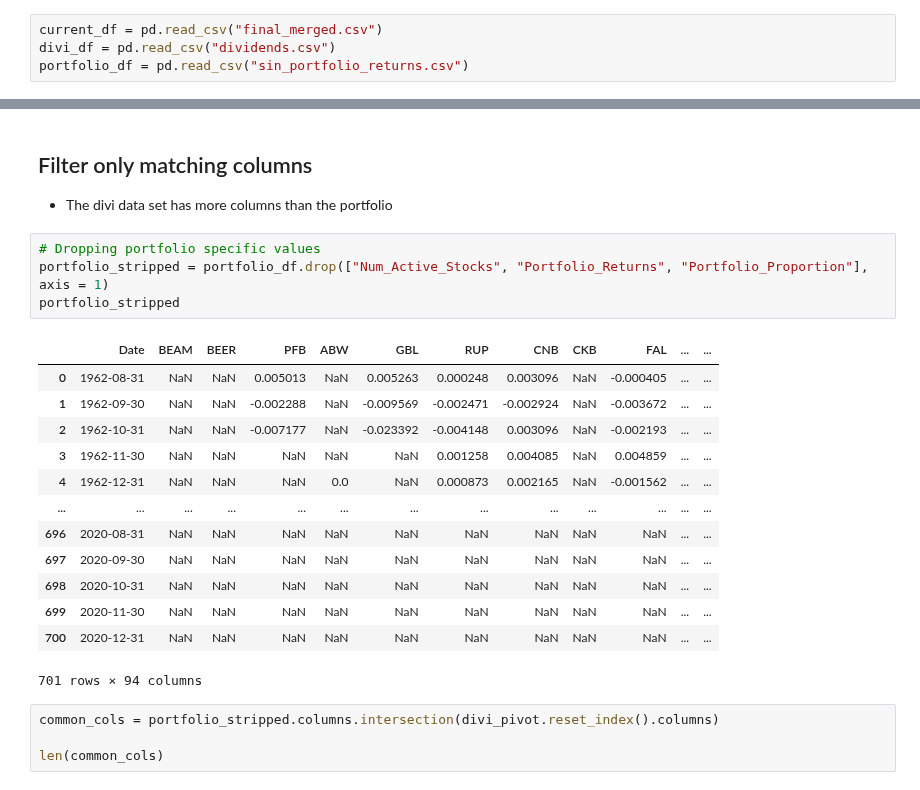
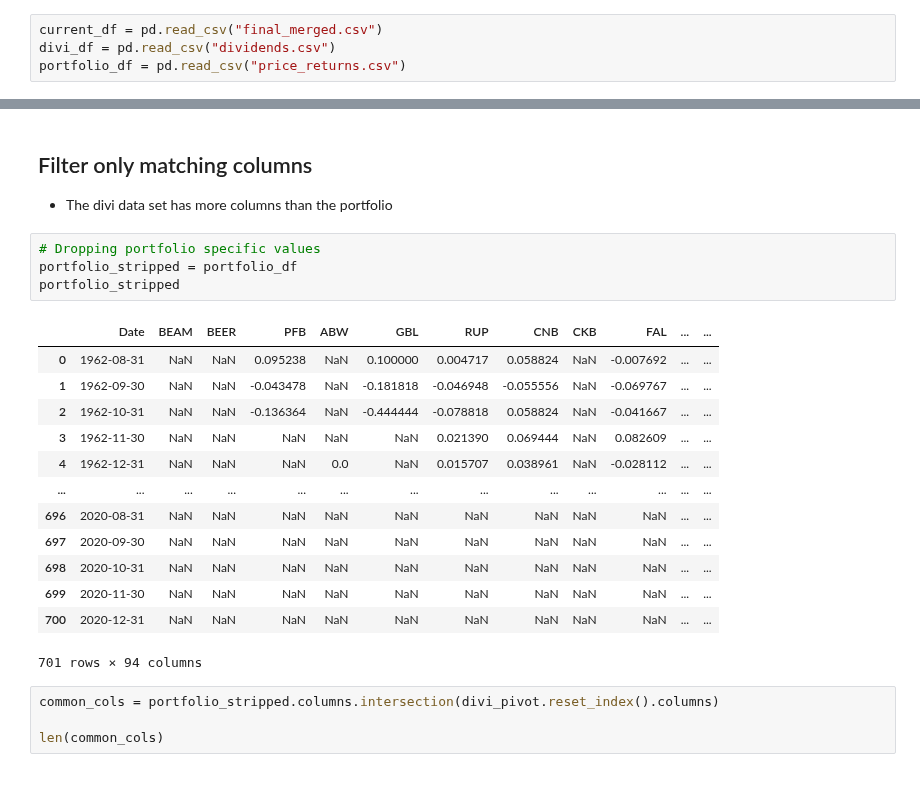
Before and after one commit to statistactics/sin-stocks, a Jupyter notebook: INCLUDING_DIVI_RFR.ipynb, the cells around one changed output, grey strips where cells are left out. Cells and saved outputs as stored; diff of their text form.

```diff
--- a/INCLUDING_DIVI_RFR.ipynb
+++ b/INCLUDING_DIVI_RFR.ipynb
@@ -5,7 +5,7 @@ import matplotlib.pyplot as plt
 # %%
 current_df = pd.read_csv("final_merged.csv")
 divi_df = pd.read_csv("dividends.csv")
-portfolio_df = pd.read_csv("sin_portfolio_returns.csv")
+portfolio_df = pd.read_csv("price_returns.csv")
 # %%
 current_df.sort_index(inplace=True)
 divi_df.sort_index(inplace=True)
@@ -169,15 +169,15 @@ portfolio_df
 - The divi data set has more columns than the portfolio
 # %%
 # Dropping portfolio specific values
-portfolio_stripped = portfolio_df.drop(["Num_Active_Stocks", "Portfolio_Returns", "Portfolio_Proportion"], axis = 1)
+portfolio_stripped = portfolio_df
 portfolio_stripped
 # %% [output]
 |  | Date | BEAM | BEER | PFB | ABW | GBL | RUP | CNB | CKB | FAL | ... | ... |
-| 0 | 1962-08-31 | NaN | NaN | 0.005013 | NaN | 0.005263 | 0.000248 | 0.003096 | NaN | -0.000405 | ... | ... |
-| 1 | 1962-09-30 | NaN | NaN | -0.002288 | NaN | -0.009569 | -0.002471 | -0.002924 | NaN | -0.003672 | ... | ... |
-| 2 | 1962-10-31 | NaN | NaN | -0.007177 | NaN | -0.023392 | -0.004148 | 0.003096 | NaN | -0.002193 | ... | ... |
-| 3 | 1962-11-30 | NaN | NaN | NaN | NaN | NaN | 0.001258 | 0.004085 | NaN | 0.004859 | ... | ... |
-| 4 | 1962-12-31 | NaN | NaN | NaN | 0.0 | NaN | 0.000873 | 0.002165 | NaN | -0.001562 | ... | ... |
+| 0 | 1962-08-31 | NaN | NaN | 0.095238 | NaN | 0.100000 | 0.004717 | 0.058824 | NaN | -0.007692 | ... | ... |
+| 1 | 1962-09-30 | NaN | NaN | -0.043478 | NaN | -0.181818 | -0.046948 | -0.055556 | NaN | -0.069767 | ... | ... |
+| 2 | 1962-10-31 | NaN | NaN | -0.136364 | NaN | -0.444444 | -0.078818 | 0.058824 | NaN | -0.041667 | ... | ... |
+| 3 | 1962-11-30 | NaN | NaN | NaN | NaN | NaN | 0.021390 | 0.069444 | NaN | 0.082609 | ... | ... |
+| 4 | 1962-12-31 | NaN | NaN | NaN | 0.0 | NaN | 0.015707 | 0.038961 | NaN | -0.028112 | ... | ... |
 | ... | ... | ... | ... | ... | ... | ... | ... | ... | ... | ... | ... | ... |
 | 696 | 2020-08-31 | NaN | NaN | NaN | NaN | NaN | NaN | NaN | NaN | NaN | ... | ... |
 | 697 | 2020-09-30 | NaN | NaN | NaN | NaN | NaN | NaN | NaN | NaN | NaN | ... | ... |
```
Also changed, not shown: parts of 16 cells of this notebook, 6 other files.
